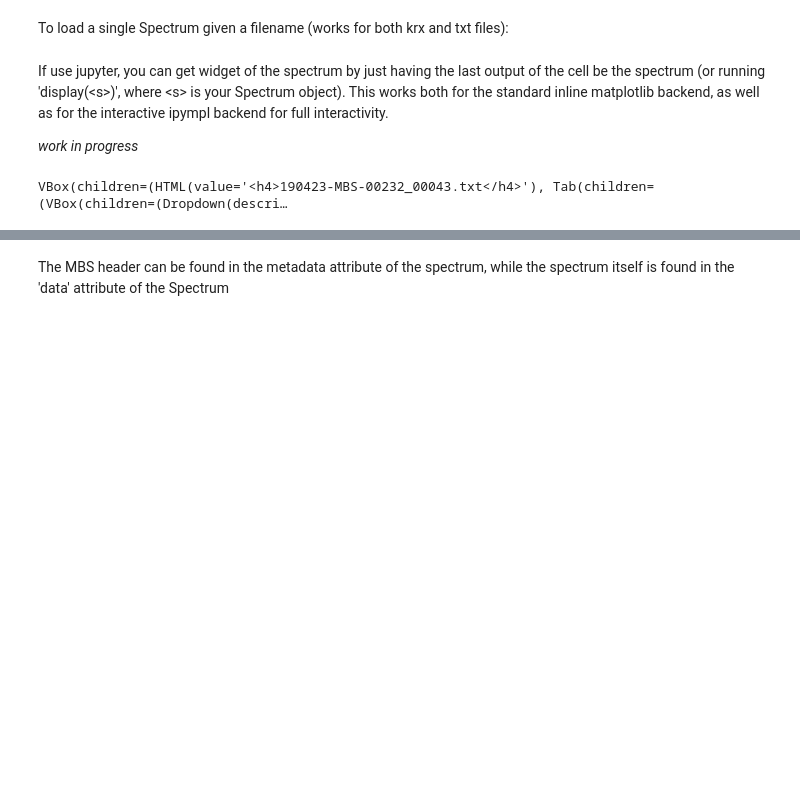
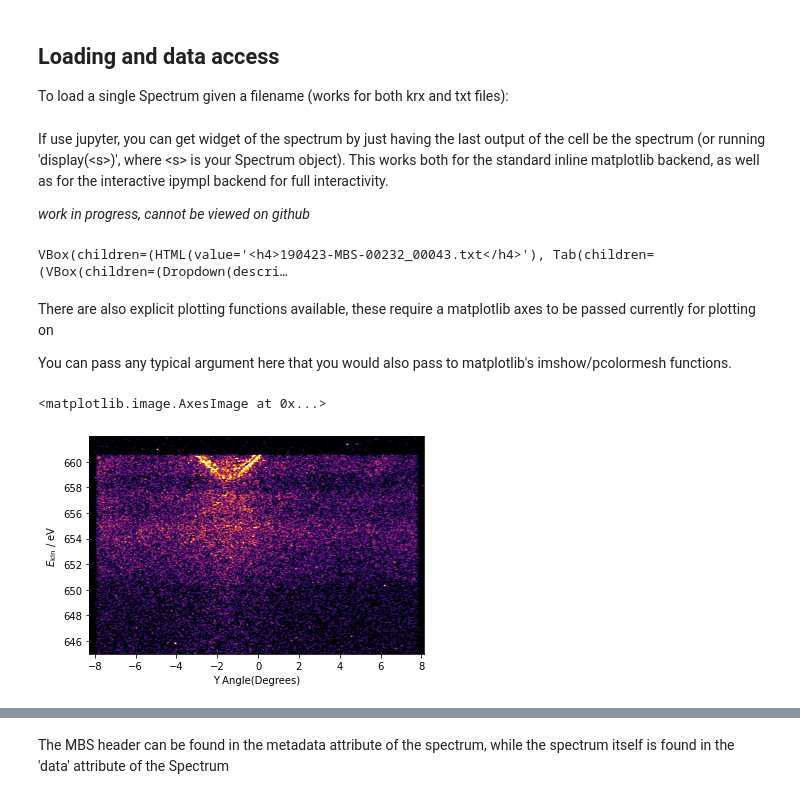
Before and after one commit to mueslo/mbs, a Jupyter notebook: mbs_example.ipynb, the cells around one changed output, grey strips where cells are left out. Saved outputs shown, nothing was run; the diff lists cells and outputs as text; code cells hidden in the pictures; blank space fills up the shorter version.

```diff
--- a/mbs_example.ipynb
+++ b/mbs_example.ipynb
@@ -7,12 +13,23 @@ import mbs
 # %% [markdown]
+## Loading and data access
 To load a single Spectrum given a filename (works for both krx and txt files):
 # %%
 spec = mbs.Spectrum.from_filename("Z:\\A1#7\\DATA\\20190423\\190423-MBS-00232_00043.txt")
 # %% [markdown]
 If use jupyter, you can get widget of the spectrum by just having the last output of the cell be the spectrum (or running 'display(\<s\>)', where \<s\> is your Spectrum object). This works both for the standard inline matplotlib backend, as well as for the interactive ipympl backend for full interactivity.
 
-<i>work in progress</i>
+<i>work in progress, cannot be viewed on github</i>
 # %%
 spec
 # %% [output]
 VBox(children=(HTML(value='<h4>190423-MBS-00232_00043.txt</h4>'), Tab(children=(VBox(children=(Dropdown(descri…
+# %% [markdown]
+There are also explicit plotting functions available, these require a matplotlib axes to be passed currently for plotting on
+
+You can pass any typical argument here that you would also pass to matplotlib's imshow/pcolormesh functions.
+# %%
+fig, ax = plt.subplots()
+spec.plot(ax=ax, cmap='inferno')
+# %% [output]
+<matplotlib.image.AxesImage at 0x...>
+[figure, added]
```
Also changed, not shown: parts of 12 cells of this notebook.
